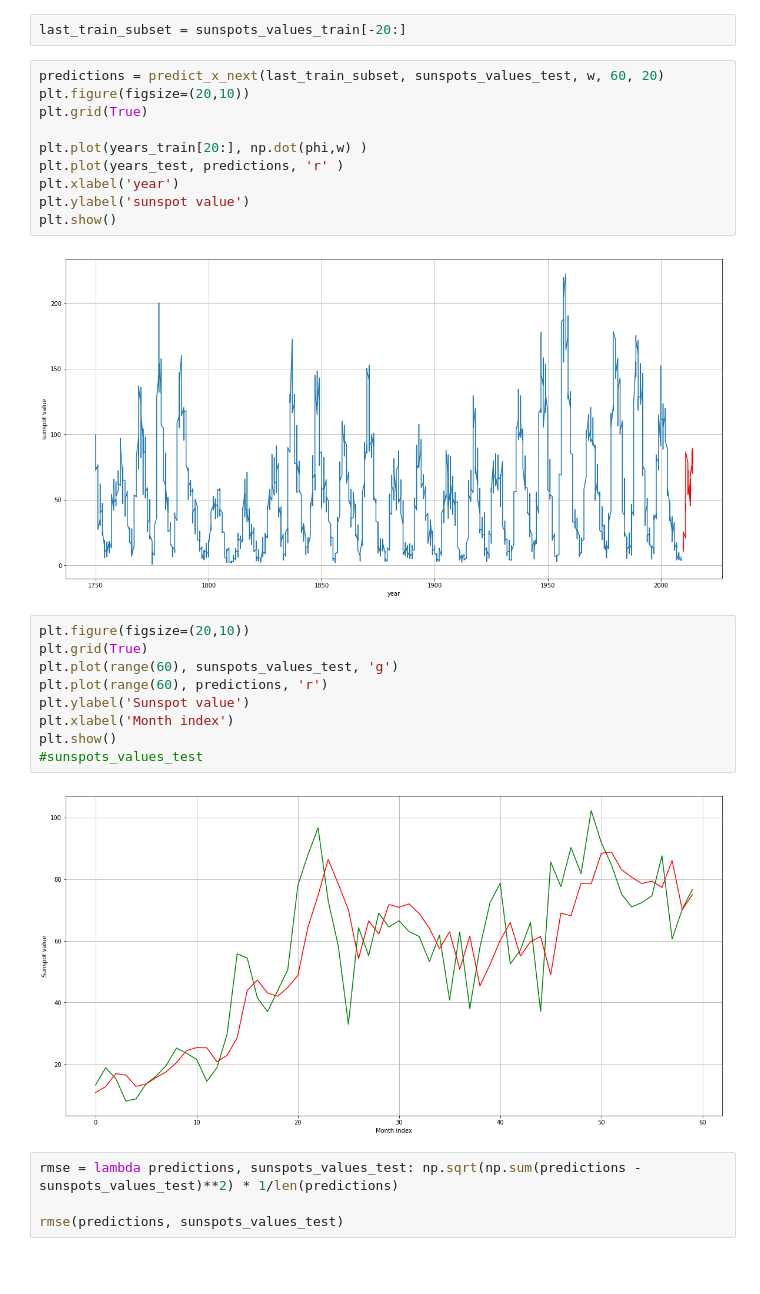
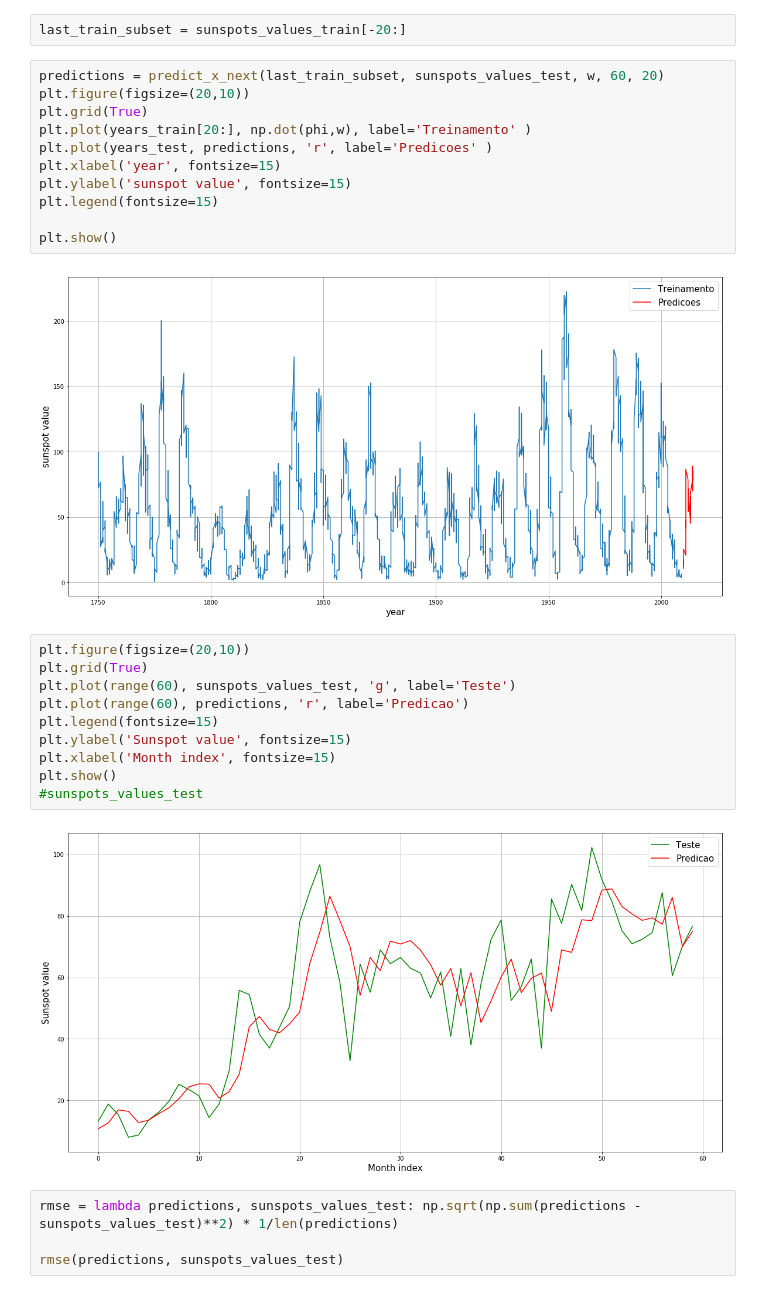
Before and after one commit to douglashsabreu/MachineLearning, a Jupyter notebook: LinearRegression/Sunspot Linear Regression.ipynb, the cells around one changed output. Saved outputs shown, nothing was run; the diff lists cells and outputs as text; blank space fills up the shorter version.

```diff
--- a/LinearRegression/Sunspot Linear Regression.ipynb
+++ b/LinearRegression/Sunspot Linear Regression.ipynb
@@ -183,26 +177,28 @@ last_train_subset = sunspots_values_train[-20:]
 # %%
 predictions = predict_x_next(last_train_subset, sunspots_values_test, w, 60, 20)
 plt.figure(figsize=(20,10))
 plt.grid(True)
+plt.plot(years_train[20:], np.dot(phi,w), label='Treinamento' )
+plt.plot(years_test, predictions, 'r', label='Predicoes' )
+plt.xlabel('year', fontsize=15)
+plt.ylabel('sunspot value', fontsize=15)
+plt.legend(fontsize=15)
 
-plt.plot(years_train[20:], np.dot(phi,w) )
-plt.plot(years_test, predictions, 'r' )
-plt.xlabel('year')
-plt.ylabel('sunspot value')
 plt.show()
 # %% [output]
-[figure, old version]
+[figure, new version]
 # %%
 plt.figure(figsize=(20,10))
 plt.grid(True)
-plt.plot(range(60), sunspots_values_test, 'g')
-plt.plot(range(60), predictions, 'r')
-plt.ylabel('Sunspot value')
-plt.xlabel('Month index')
+plt.plot(range(60), sunspots_values_test, 'g', label='Teste')
+plt.plot(range(60), predictions, 'r', label='Predicao')
+plt.legend(fontsize=15)
+plt.ylabel('Sunspot value', fontsize=15)
+plt.xlabel('Month index', fontsize=15)
 plt.show()
 #sunspots_values_test
 # %% [output]
-[figure, old version]
+[figure, new version]
 # %%
 rmse = lambda predictions, sunspots_values_test: np.sqrt(np.sum(predictions - sunspots_values_test)**2) * 1/len(predictions)
 
```
Also changed, not shown: parts of 8 cells of this notebook.
